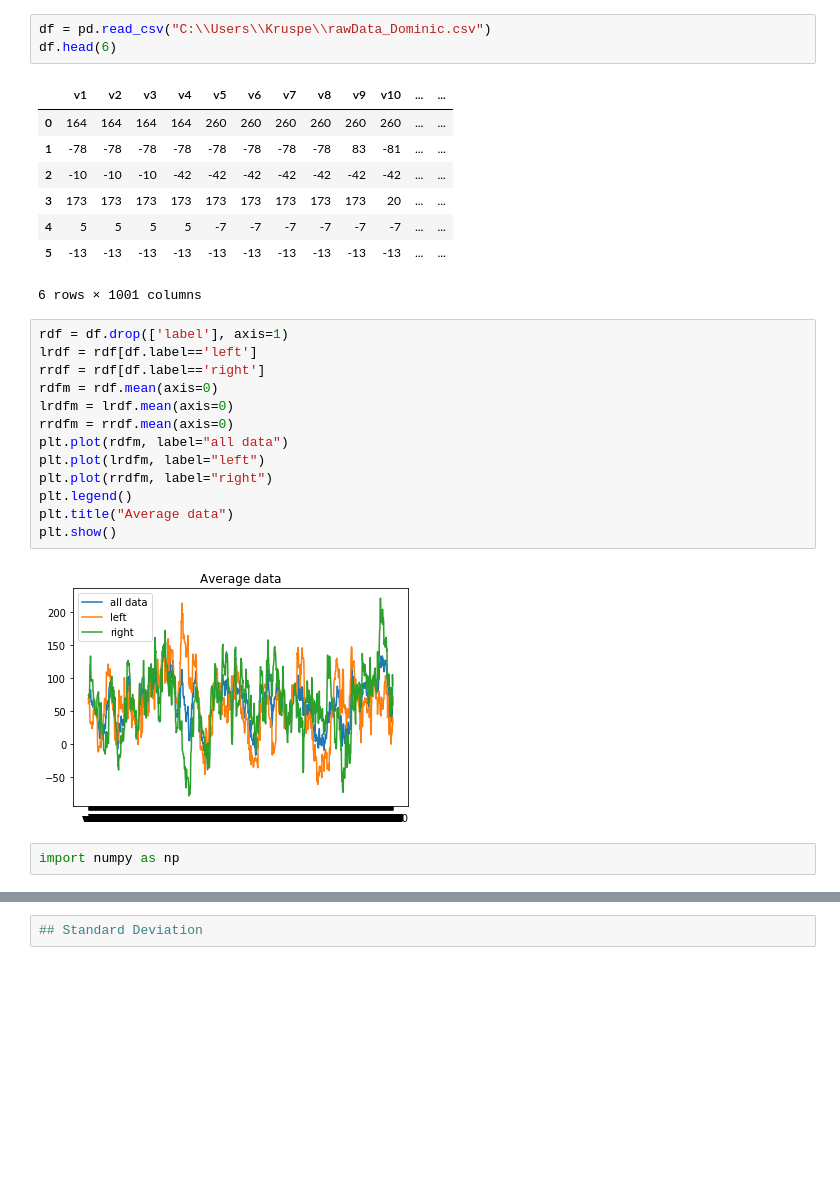
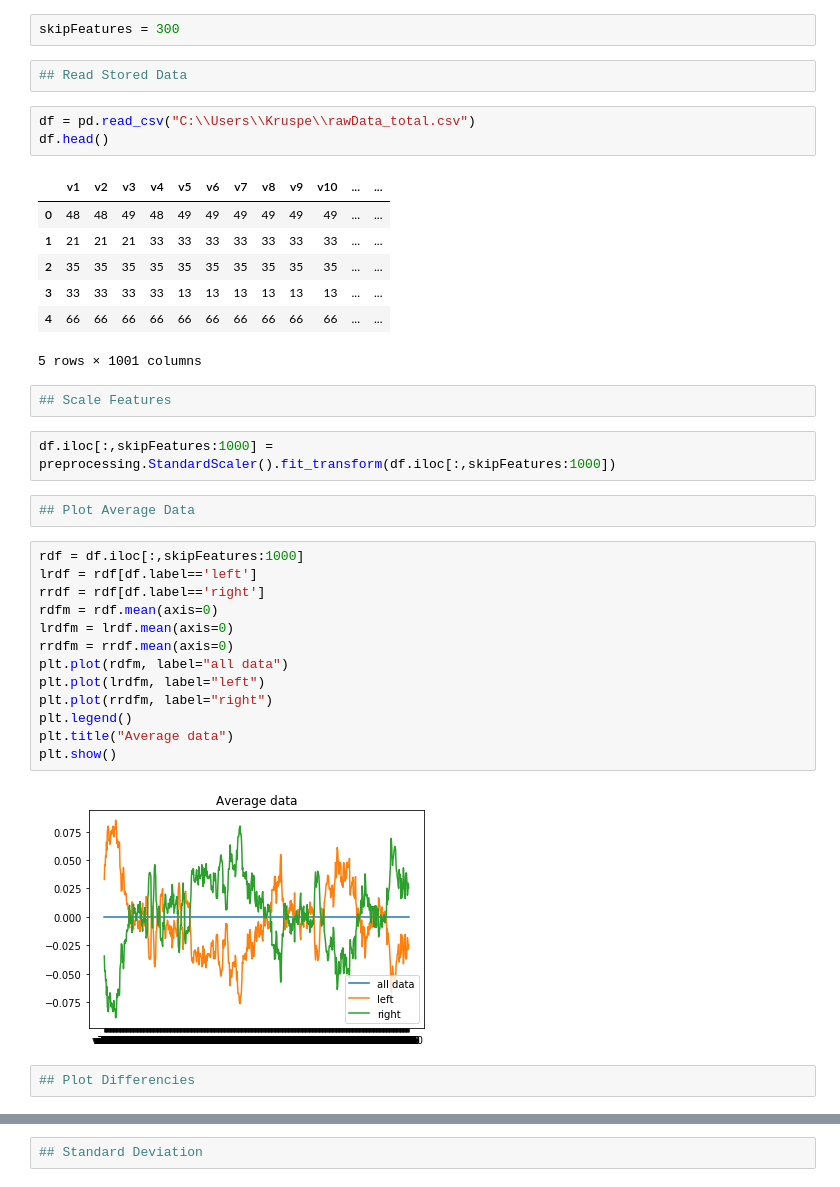
Before and after one commit to sytzewest/EEG-RobotArm-ProjectInnovate, a Jupyter notebook: Processing/EEG.ipynb, the cells around one changed output, grey strips where cells are left out. Cells and saved outputs as stored; diff of their text form; blank space fills up the shorter version.

```diff
--- a/Processing/EEG.ipynb
+++ b/Processing/EEG.ipynb
@@ -4,32 +22,41 @@ import pandas as pd
+# %%
+skipFeatures = 300
+# %%
+## Read Stored Data
 # %%
-df = pd.read_csv("C:\\Users\\Kruspe\\rawData_Dominic.csv")
-df.head(6)
+df = pd.read_csv("C:\\Users\\Kruspe\\rawData_total.csv")
+df.head()
 # %% [output]
 |  | v1 | v2 | v3 | v4 | v5 | v6 | v7 | v8 | v9 | v10 | ... | ... |
-| 0 | 164 | 164 | 164 | 164 | 260 | 260 | 260 | 260 | 260 | 260 | ... | ... |
-| 1 | -78 | -78 | -78 | -78 | -78 | -78 | -78 | -78 | 83 | -81 | ... | ... |
-| 2 | -10 | -10 | -10 | -42 | -42 | -42 | -42 | -42 | -42 | -42 | ... | ... |
-| 3 | 173 | 173 | 173 | 173 | 173 | 173 | 173 | 173 | 173 | 20 | ... | ... |
-| 4 | 5 | 5 | 5 | 5 | -7 | -7 | -7 | -7 | -7 | -7 | ... | ... |
-| 5 | -13 | -13 | -13 | -13 | -13 | -13 | -13 | -13 | -13 | -13 | ... | ... |
+| 0 | 48 | 48 | 49 | 48 | 49 | 49 | 49 | 49 | 49 | 49 | ... | ... |
+| 1 | 21 | 21 | 21 | 33 | 33 | 33 | 33 | 33 | 33 | 33 | ... | ... |
+| 2 | 35 | 35 | 35 | 35 | 35 | 35 | 35 | 35 | 35 | 35 | ... | ... |
+| 3 | 33 | 33 | 33 | 33 | 13 | 13 | 13 | 13 | 13 | 13 | ... | ... |
+| 4 | 66 | 66 | 66 | 66 | 66 | 66 | 66 | 66 | 66 | 66 | ... | ... |
-6 rows × 1001 columns
+5 rows × 1001 columns
+# %%
+## Scale Features
+# %%
+df.iloc[:,skipFeatures:1000] = preprocessing.StandardScaler().fit_transform(df.iloc[:,skipFeatures:1000])
+# %%
+## Plot Average Data
 # %%
-rdf = df.drop(['label'], axis=1)
+rdf = df.iloc[:,skipFeatures:1000]
 lrdf = rdf[df.label=='left']
 rrdf = rdf[df.label=='right']
 rdfm = rdf.mean(axis=0)
 lrdfm = lrdf.mean(axis=0)
 rrdfm = rrdf.mean(axis=0)
 plt.plot(rdfm, label="all data")
 plt.plot(lrdfm, label="left")
 plt.plot(rrdfm, label="right")
 plt.legend()
 plt.title("Average data")
 plt.show()
 # %% [output]
-[figure, old version]
+[figure, new version]
-# %%
-import numpy as np
+# %%
+## Plot Differencies
 # %%
 x = np.array([])
 input1 = rdf.iloc[50]
```
Also changed, not shown: parts of 60 cells of this notebook.
